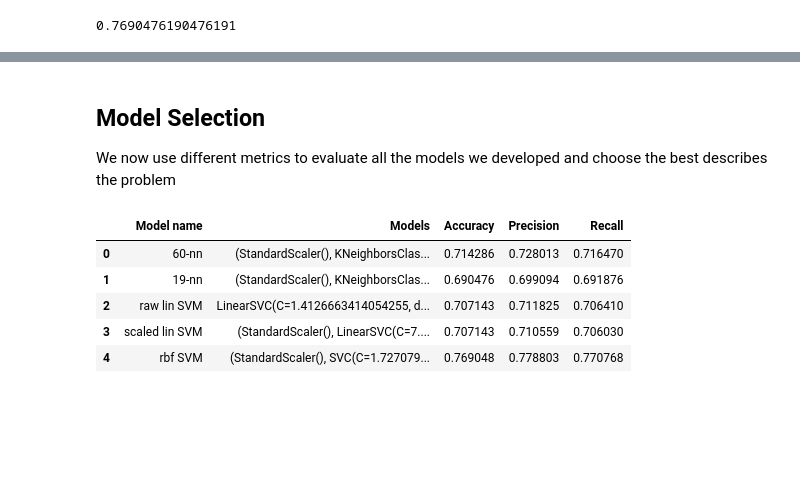
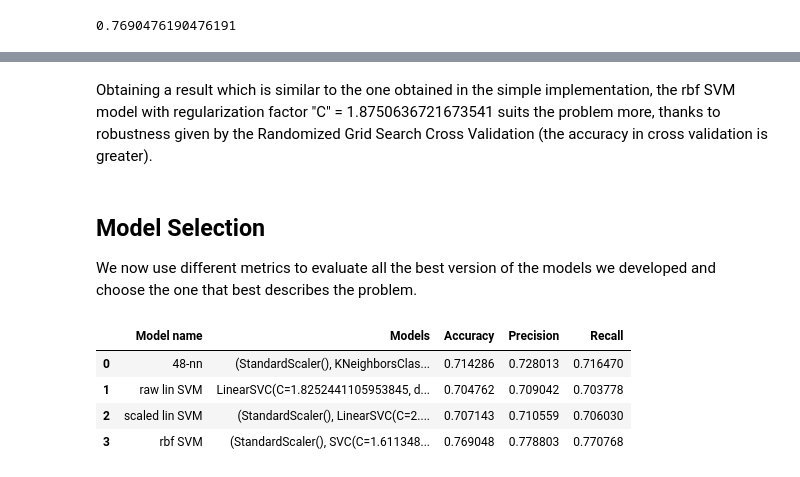
Before and after one commit to alessandropranzo/ml-individual-project, a Jupyter notebook: project.ipynb, the cells around one changed output, grey strips where cells are left out. Drawn from its saved outputs; the diff is of its cells as text; code cells hidden in the pictures; blank space fills up the shorter version.

```diff
--- a/project.ipynb
+++ b/project.ipynb
@@ -519,9 +482,9 @@ Due to the poor accuracy obtained with the previous models we now explore new mo
 # %%
-rbf_svm = Pipeline([
+rbf_svm_simple = Pipeline([
     ("scaler", StandardScaler()),
     ("svm", SVC(kernel="rbf"))
 ])
 
-rbf_svm_scores = cross_validate(rbf_svm, X_train, y_train, scoring = "accuracy")
+rbf_svm_scores = cross_validate(rbf_svm_simple, X_train, y_train, scoring = "accuracy")
 rbf_svm_scores
 # %% [output]
@@ -533,7 +496,7 @@ rbf_svm_scores["test_score"].mean()
 # %% [output]
 0.7510204081632654
 # %%
-rbf_svm.fit(X_train, y_train)
-accuracy_score(y_test, rbf_svm.predict(X_test))
+rbf_svm_simple.fit(X_train, y_train)
+accuracy_score(y_test, rbf_svm_simple.predict(X_test))
 # %% [output]
 0.7666666666666667
@@ -576,11 +518,11 @@ nonlin_svm = Pipeline([
 ])
 
 nonlin_svm_paramters = {
-    "svm__C" : uniform(0.1, 2),
+    "svm__C" : uniform(1.0, 10),
     "svm__kernel" : ["rbf", "poly", "sigmoid"],
 }
 
-nonlin_svm_grid_search = RandomizedSearchCV(nonlin_svm, nonlin_svm_paramters, n_iter= 100, scoring = "accuracy")
+nonlin_svm_grid_search = RandomizedSearchCV(nonlin_svm, nonlin_svm_paramters, n_iter= 100, scoring = "accuracy", random_state=12)
 nonlin_svm_grid_search.fit(X_train, y_train)
 
 print(f"Best HyperParameters: {nonlin_svm_grid_search.best_params_}")
@@ -591,6 +533,6 @@ Best Accuracy: 0.7571428571428572
 # %%
-svm_final = nonlin_svm_grid_search.best_estimator_
-svm_final_accuracy = accuracy_score(y_test, svm_final.predict(X_test))
+rbf_svm_final = nonlin_svm_grid_search.best_estimator_
+svm_final_accuracy = accuracy_score(y_test, rbf_svm_final.predict(X_test))
 svm_final_accuracy
 # %% [output]
 0.7690476190476191
@@ -629,7 +544,9 @@ Normalized confusion matrix
+# %% [markdown]
+Obtaining a result which is similar to the one obtained in the simple implementation, the rbf SVM model with regularization factor "C" = 1.8750636721673541 suits the problem more, thanks to robustness given by the Randomized Grid Search Cross Validation (the accuracy in cross validation is greater).
 # %% [markdown]
 ## Model Selection
 
-We now use different metrics to evaluate all the models we developed and choose the best describes the problem
+We now use different metrics to evaluate all the best version of the models we developed and choose the one that best describes the problem.
 # %%
 #This function returns respectively the accuracy, precision and recall of a selected model
 
@@ -660,21 +577,20 @@ def show_metrics(models, models_names, scores):
 
     plt.show()
 # %%
-models = [knn_optimal, knn_final_2, svm_raw_final, scaled_svm_final, svm_final]
-models_names = ["60-nn", "19-nn", "raw lin SVM", "scaled lin SVM", "rbf SVM"]
+models = [knn_optimal, svm_raw_final, svm_scaled_final, rbf_svm_final]
+models_names = ["48-nn", "raw lin SVM", "scaled lin SVM", "rbf SVM"]
 
 scores = {
     "Accuracy" : [model_metrics(model,X_test, y_test)[0] for model in models],
     "Precision" : [model_metrics(model, X_test, y_test)[1] for model in models],
     "Recall": [model_metrics(model, X_test, y_test)[2] for model in models]
 }
 
 scores_df = pd.DataFrame( {"Model name" : models_names, "Models" : models} | scores)
 scores_df
 # %% [output]
 |  | Model name | Models | Accuracy | Precision | Recall |
-| 0 | 60-nn | (StandardScaler(), KNeighborsClas... | 0.714286 | 0.728013 | 0.716470 |
-| 1 | 19-nn | (StandardScaler(), KNeighborsClas... | 0.690476 | 0.699094 | 0.691876 |
-| 2 | raw lin SVM | LinearSVC(C=1.4126663414054255, d... | 0.707143 | 0.711825 | 0.706410 |
-| 3 | scaled lin SVM | (StandardScaler(), LinearSVC(C=7.... | 0.707143 | 0.710559 | 0.706030 |
-| 4 | rbf SVM | (StandardScaler(), SVC(C=1.727079... | 0.769048 | 0.778803 | 0.770768 |
+| 0 | 48-nn | (StandardScaler(), KNeighborsClas... | 0.714286 | 0.728013 | 0.716470 |
+| 1 | raw lin SVM | LinearSVC(C=1.8252441105953845, d... | 0.704762 | 0.709042 | 0.703778 |
+| 2 | scaled lin SVM | (StandardScaler(), LinearSVC(C=2.... | 0.707143 | 0.710559 | 0.706030 |
+| 3 | rbf SVM | (StandardScaler(), SVC(C=1.611348... | 0.769048 | 0.778803 | 0.770768 |
```
Also changed, not shown: parts of 59 cells of this notebook, 3 other files.
